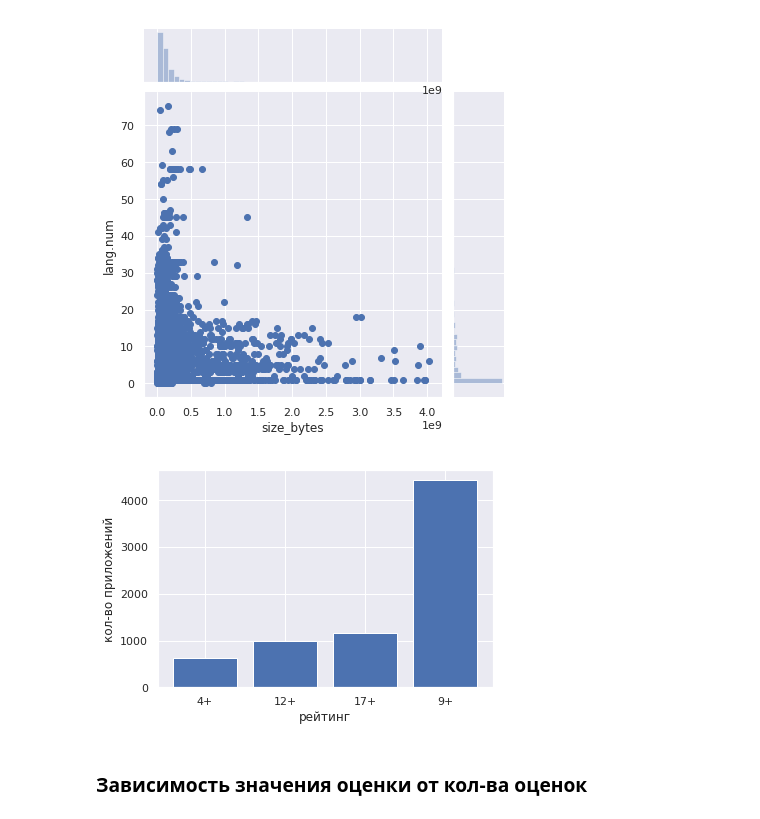
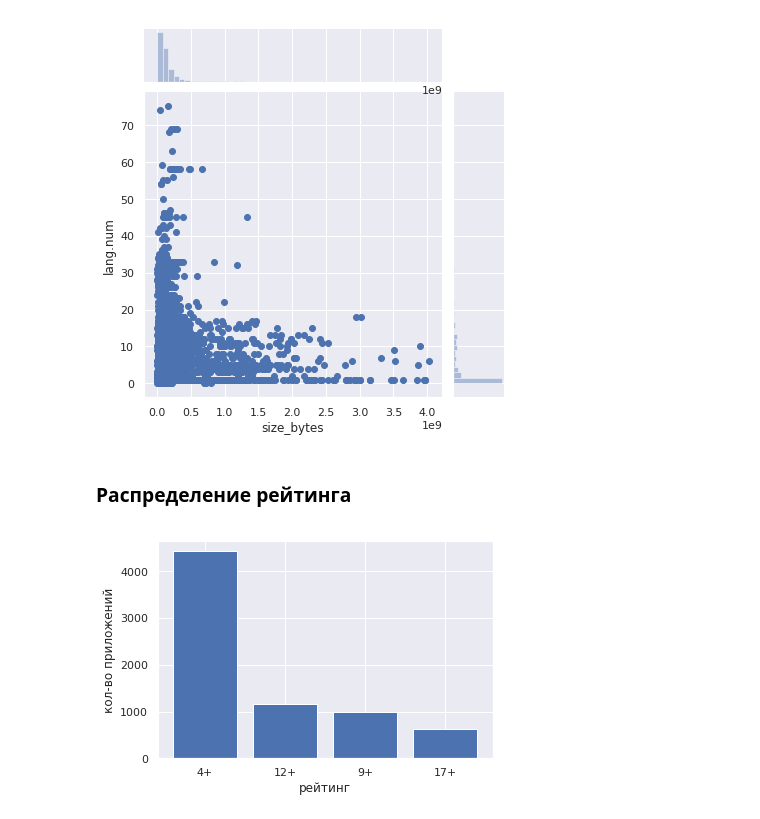
Before and after one commit to GHopperMSK/lmsu-homework, a Jupyter notebook: eda-app-store/eda-app-store.ipynb, the cells around one changed output. Saved outputs shown, nothing was run; the diff lists cells and outputs as text; code cells hidden in the pictures.

Commit message:
new plots

```diff
--- a/eda-app-store/eda-app-store.ipynb
+++ b/eda-app-store/eda-app-store.ipynb
@@ -242,15 +242,17 @@ sns.jointplot(x='size_bytes', y='lang.num', data=appStoreData)
 plt.show()
 # %% [output]
 [figure]
+# %% [markdown]
+### Распределение рейтинга
 # %%
+ratingData = appStoreData.groupby(['cont_rating'])['track_name'].count().sort_values(ascending=False)
+
 plt.bar(
-    list(appStoreData['cont_rating'].unique()),
-    appStoreData.groupby(['cont_rating'])['track_name'].count().sort_values()
+    ratingData.index.values,
+    ratingData
 )
 plt.xlabel('рейтинг')
 plt.ylabel('кол-во приложений')
 plt.show()
 # %% [output]
-[figure, old version]
+[figure, new version]
-# %% [markdown]
-### Зависимость значения оценки от кол-ва оценок
```
Also changed, not shown: parts of 12 cells of this notebook, 1 other file.
